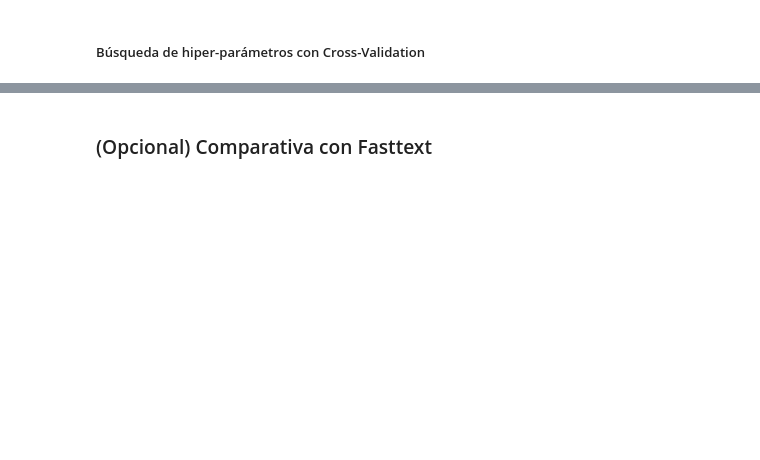
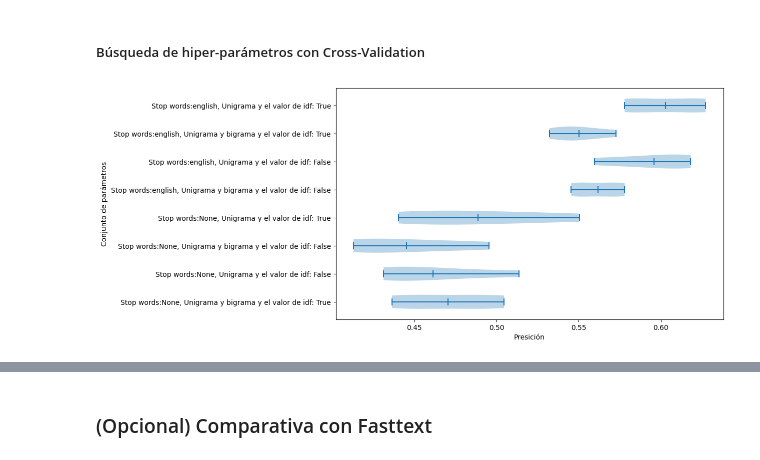
Before and after one commit to MariaEugenia/IntroCD, a Jupyter notebook: Tarea_2/shakespeare_tarea_2.ipynb, the cells around one changed output, grey strips where cells are left out. Saved outputs shown, nothing was run; the diff lists cells and outputs as text; code cells hidden in the pictures; blank space fills up the shorter version.

```diff
--- a/Tarea_2/shakespeare_tarea_2.ipynb
+++ b/Tarea_2/shakespeare_tarea_2.ipynb
@@ -524,52 +510,89 @@ Clase Queen Margaret:
   Support  : 51
 # %% [markdown]
 ##### Búsqueda de hiper-parámetros con Cross-Validation
+# %%
+count_vect = CountVectorizer(stop_words='english', ngram_range=(1,1))
+tf_idf = TfidfTransformer(use_idf=False)
+X_train_counts = count_vect.fit_transform(X_train)
+X_train_tf = tf_idf.fit_transform(X_train_counts)
 # %%
 from sklearn.model_selection import StratifiedKFold
 
 # TODO: Agregar más variantes de parámetros que les parezcan relevantes
-param_sets = [{"stop_words": None, "ngram": (1,2), "idf": True},
-             {"stop_words": None, "ngram": (1,1), "idf": False}]
+param_sets = [{"stop_words": None, "ngram": (1, 2), "idf": True},
+             {"stop_words": None, "ngram": (1, 1), "idf": False},
+             {"stop_words": None, "ngram": (1, 2), "idf": False},
+             {"stop_words": None, "ngram": (1, 1), "idf": True},
+             {"stop_words": "english", "ngram": (1, 2), "idf": False},
+             {"stop_words": "english", "ngram": (1, 1), "idf": False},
+             {"stop_words": "english", "ngram": (1, 2), "idf": True},
+             {"stop_words": "english", "ngram": (1, 1), "idf": True}]
 
 skf = StratifiedKFold(n_splits=4, shuffle=True, random_state=42)
 
 # Ahora usaremos train/validation/test
 # Por lo tanto le renombramos train+validation = dev(elopment) dataset
-X_dev = X_train
-y_dev = y_train
+X_dev = np.array(X_train)
+y_dev = np.array(y_train)
 
 # # Para evitar errores
 # del X_train
 # del y_train
+
+all_accuracies = []
+all_labels = []
 
 for params in param_sets:
 
     # Transormaciones a aplicar (featurizers)
     count_vect = CountVectorizer(stop_words=params["stop_words"], ngram_range=params["ngram"])
     tf_idf = TfidfTransformer(use_idf=params["idf"])
+
+    accuracies = []
 
     for train_idxs, val_idxs in skf.split(X_dev, y_dev):
 
         # Train y validation para el split actual
         X_train_ = X_dev[train_idxs]
         y_train_ = y_dev[train_idxs]
         X_val = X_dev[val_idxs]
         y_val = y_dev[val_idxs]
 
         # Ajustamos y transformamos Train
         X_train_counts = count_vect.fit_transform(X_train_)
         X_train_tf = tf_idf.fit_transform(X_train_counts)
 
-        # TODO: Completar el código para entrenar y evaluar
-
         # Entrenamos con Train
-        # bayes_clf = ...
+        bayes_clf =  MultinomialNB().fit(X_train_tf, y_train_)
 
         # Transformamos Validation
-        # X_val_counts = ...
-        # X_val_tfidf = ...
+        X_val_counts = count_vect.transform(X_val)
+        X_val_tfidf = tf_idf.transform(X_val_counts)
 
         # Predecimos y evaluamos en Validation
         y_pred_val = bayes_clf.predict(X_val_tfidf)
         acc = get_accuracy(y_val, y_pred_val)
-        print(f"{acc=:.4f} {params=}")
+        accuracies.append(acc)
+        #print(f"{acc=:.4f} {params=}")
+
+    stopWord=str(params["stop_words"])
+    nGrama=str(params["ngram"])
+    if nGrama=="(1, 1)":
+        nGrama="Unigrama"
+    else:
+        nGrama="Unigrama y bigrama"
+    idfEnabled=str(params["idf"])
+    label = "Stop words:" + stopWord + ", " + nGrama + " y el valor de idf: " + idfEnabled
+    all_accuracies.append(accuracies)
+    all_labels.append(label)
+
+
+# Gráfico de violín con las accuracies para cada combinación de parámetros
+plt.figure(figsize=(10, 6))
+plt.violinplot(all_accuracies, showmeans=True, vert=False)
+plt.yticks(ticks=np.arange(1, len(all_labels) + 1), labels=all_labels)
+plt.ylabel('Conjunto de parámetros')
+plt.xlabel('Presición')
+plt.show()
+# %% [output]
+[figure, added]
```
Also changed, not shown: parts of 19 cells of this notebook.
